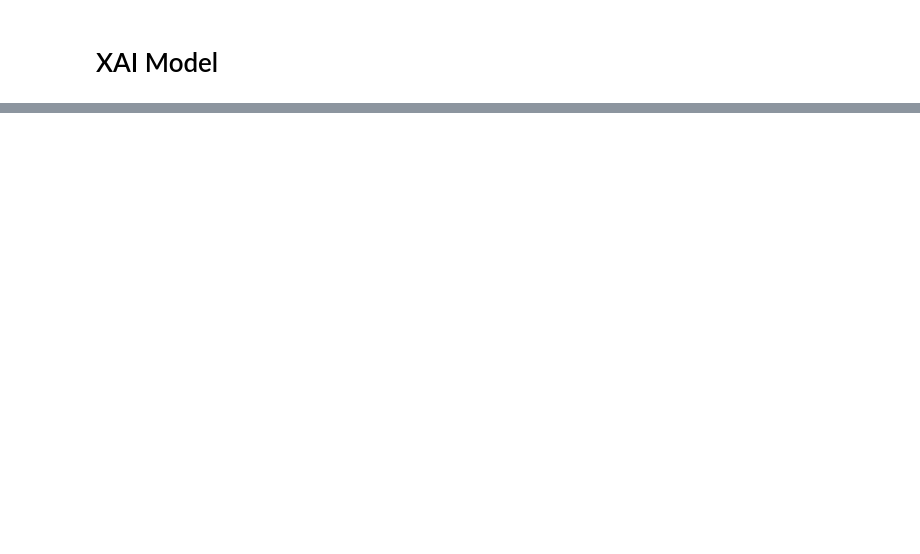
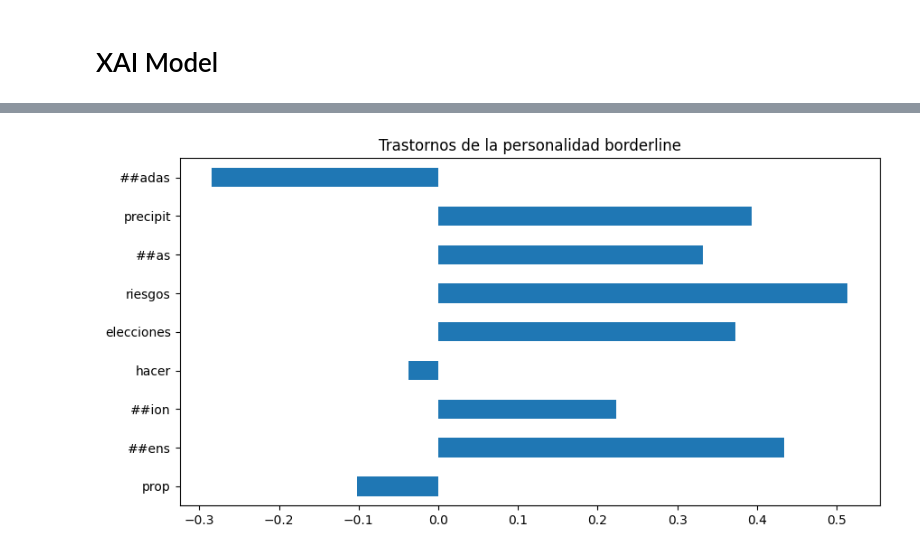
Before and after one commit to edmenciab733/hackaton2023, a Jupyter notebook: diagnostico_trastornos_edgar.ipynb, the cells around one changed output, grey strips where cells are left out. Saved outputs shown, nothing was run; the diff lists cells and outputs as text; code cells hidden in the pictures; blank space fills up the shorter version.

```diff
--- a/diagnostico_trastornos_edgar.ipynb
+++ b/diagnostico_trastornos_edgar.ipynb
@@ -459,0 +496,5 @@ exp_model.explain(sample)
+# %%
+texto2 = 'Propensión a hacer elecciones riesgosas y precipitadas.'
+exp_model.explain(clean_text(texto2))
+# %% [output]
+[figure, added]
```
Also changed, not shown: parts of 22 cells of this notebook.
